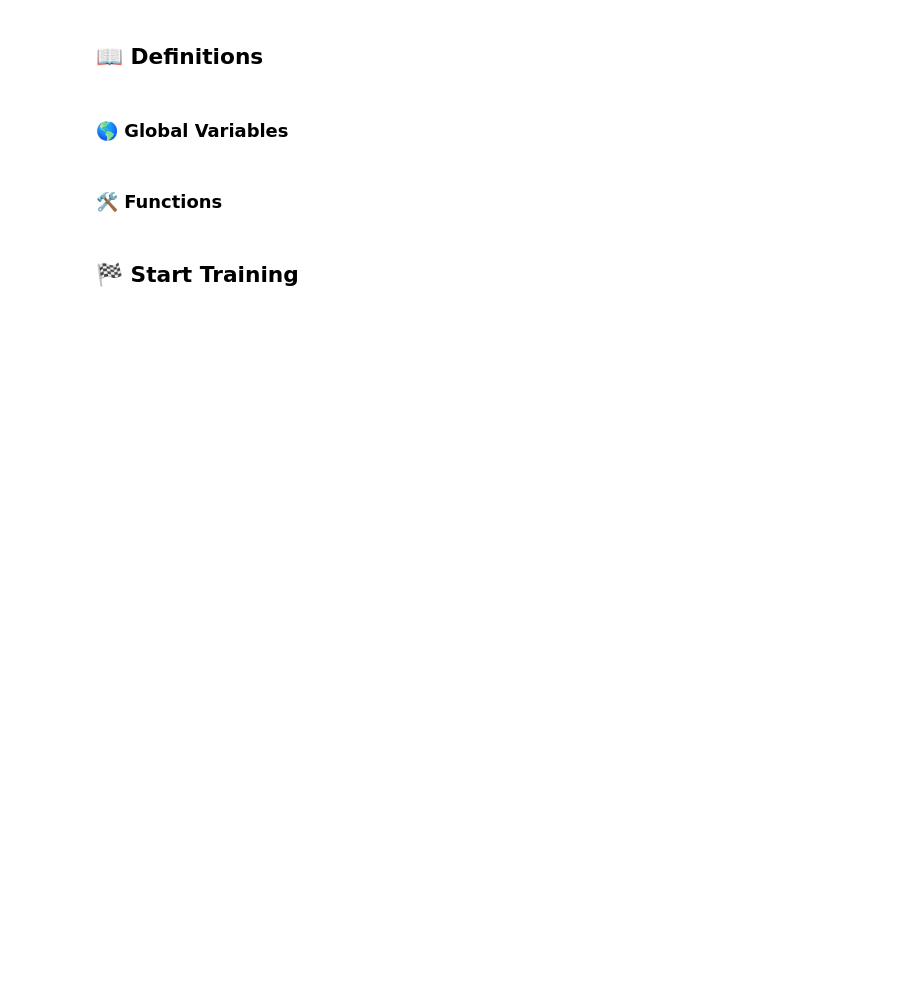
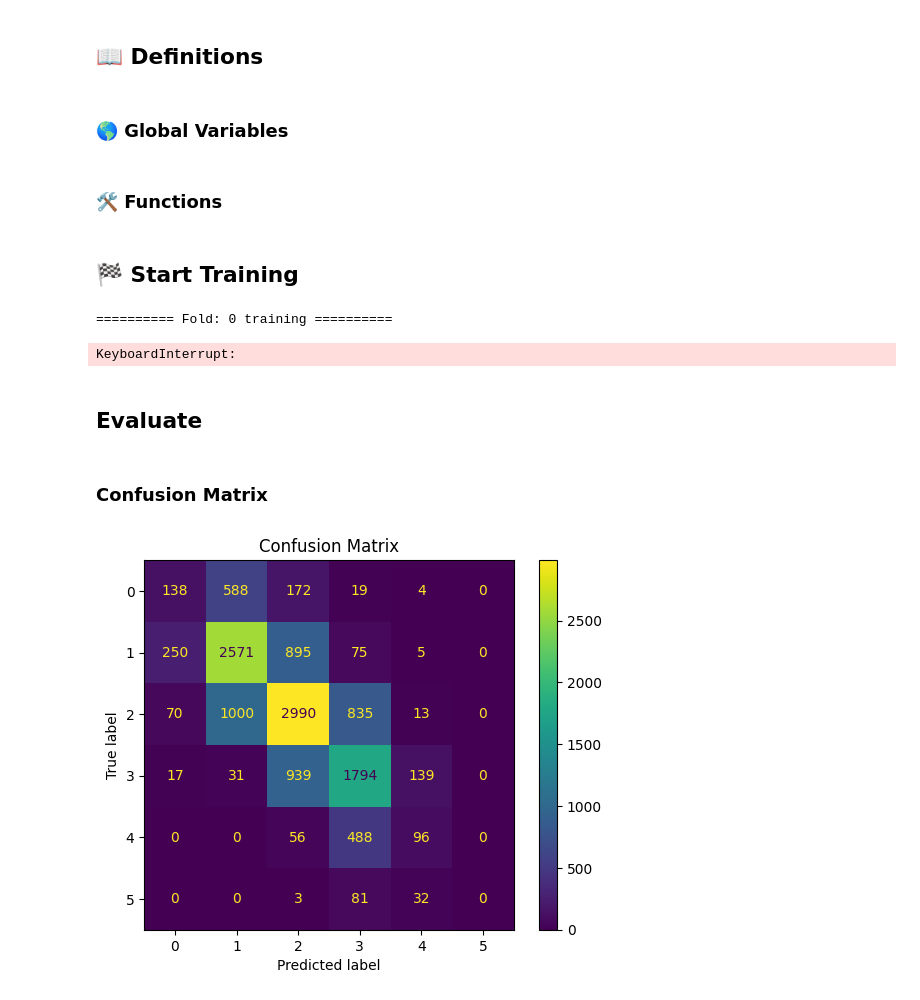
Before and after one commit to Shakleen/Kaggle-Automated-Essay-Scoring, a Jupyter notebook: notebooks/training.ipynb, the cells around one changed output. Drawn from its saved outputs; the diff is of its cells as text; code cells hidden in the pictures; blank space fills up the shorter version.

```diff
--- a/notebooks/training.ipynb
+++ b/notebooks/training.ipynb
@@ -92,23 +96,2 @@ def get_scheduler(optimizer, num_train_steps):
-# %%
-def get_model_optimizer_and_scheduler(train_loader):
-    model = CustomModel(config, config_path=None, pretrained=True)
-    torch.save(model.config, Paths.MODEL_OUTPUT_PATH + "/config.pth")
-    model.to(device)
-
-    optimizer = AdamW(
-        get_optimizer_params(
-            model,
-            encoder_lr=config.encoder_lr,
-            decoder_lr=config.decoder_lr,
-            weight_decay=config.weight_decay,
-        ),
-        lr=config.encoder_lr,
-        eps=config.eps,
-        betas=config.betas,
-    )
-
-    num_train_steps = int(len(train_loader) / config.batch_size_train * config.epochs)
-    scheduler = get_scheduler(optimizer, num_train_steps)
-    return model, optimizer, scheduler
 # %%
 def train_loop(fold):
@@ -180,7 +181,8 @@ def get_result(oof_df):
     labels = oof_df["score"].values
     preds = oof_df["pred_score"].values
     score = get_score(labels, preds)
-    LOGGER.info(f'Score: {score:<.4f}')
+    print(f'Score: {score:<.4f}')
+    return score
 # %% [markdown]
 ## 🏁 Start Training
 # %%
@@ -190,11 +192,16 @@ if config.train:
     for fold in range(config.n_folds):
         if fold in config.train_folds:
             _oof_df = train_loop(fold)
+            log_metrics(_oof_df, f"Fold {fold}")
             oof_df = pd.concat([oof_df, _oof_df])
-            LOGGER.info(f"========== Fold: {fold} result ==========")
+            print(f"========== Fold: {fold} result ==========")
             get_result(_oof_df)
 
     oof_df = oof_df.reset_index(drop=True)
-    LOGGER.info(f"========== CV ==========")
-    get_result(oof_df)
+    print(f"========== CV ==========")
+    score = get_result(oof_df)
+    wandb.log({"CV/qwk_score": score})
     oof_df.to_csv(Paths.MODEL_OUTPUT_PATH + "/oof_df.csv", index=False)
+# %% [output]
+========== Fold: 0 training ==========
+KeyboardInterrupt:
@@ -200,0 +210,2 @@ if config.train:
+# %% [markdown]
+## Evaluate
@@ -200,0 +214,12 @@ if config.train:
+# %% [markdown]
+### Confusion Matrix
+# %%
+cm = confusion_matrix(oof_df["score"], oof_df["pred_score"])
+disp = ConfusionMatrixDisplay(confusion_matrix=cm, display_labels=list(range(config.num_classes)))
+
+# Plot the confusion matrix
+disp.plot(cmap='viridis', values_format='d')
+plt.title("Confusion Matrix")
+plt.show()
+# %% [output]
+[figure, added]
```
Also changed, not shown: parts of 15 cells of this notebook, 12 other files.
